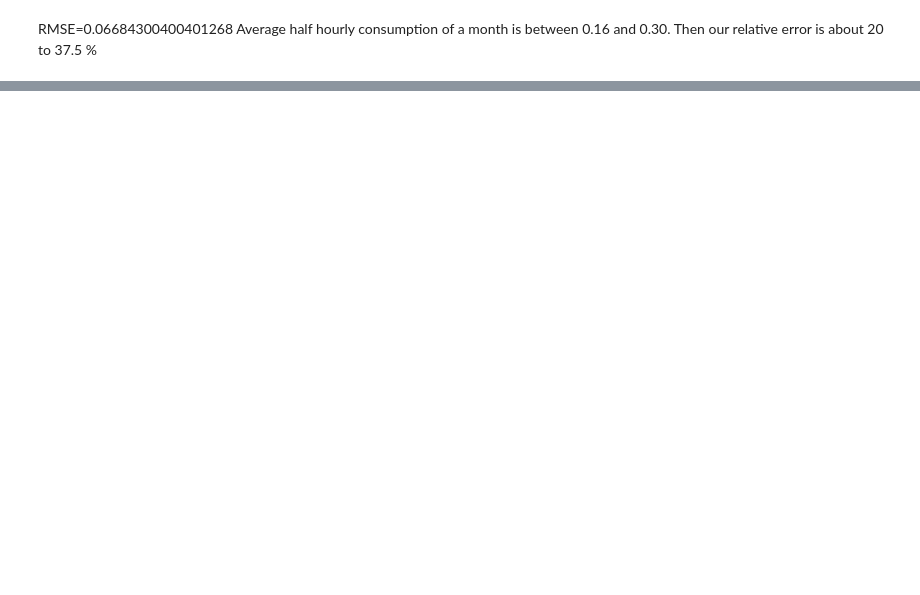
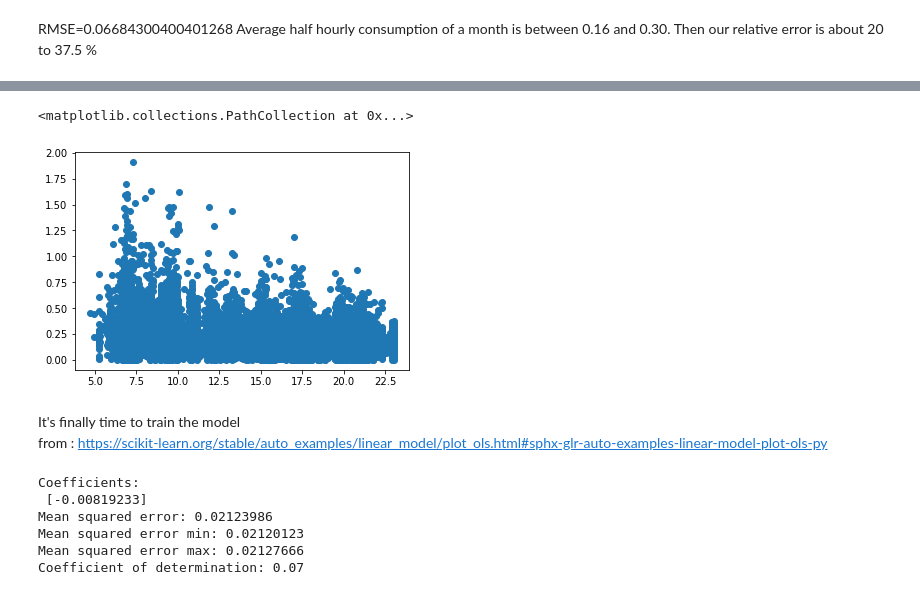
Before and after one commit to Dubspergensoep/Project_ML_En_Consump, a Jupyter notebook: Simple_Models.ipynb, the cells around one changed output, grey strips where cells are left out. Drawn from its saved outputs; the diff is of its cells as text; code cells hidden in the pictures; blank space fills up the shorter version.

```diff
--- a/Simple_Models.ipynb
+++ b/Simple_Models.ipynb
@@ -183,0 +385,59 @@ Average half hourly consumption of a month is between 0.16 and 0.30. Then our re
+# %%
+plt.scatter(nptemps_max,npEn_con)
+# %% [output]
+<matplotlib.collections.PathCollection at 0x...>
+[figure, added]
+# %% [markdown]
+It's finally time to train the model <br>
+from : https://scikit-learn.org/stable/auto_examples/linear_model/plot_ols.html#sphx-glr-auto-examples-linear-model-plot-ols-py
+# %%
+# Split the data into training/testing sets
+X_train = nptemps[:-2000]
+X_test = nptemps[-2000:]
+
+X_train_min = nptemps_min[:-2000]
+X_test_min = nptemps_min[-2000:]
+
+X_train_max = nptemps_max[:-2000]
+X_test_max = nptemps_max[-2000:]
+
+
+# Split the targets into training/testing sets
+y_train = npEn_con[:-2000]
+y_test = npEn_con[-2000:]
+
+
+# Create linear regression object
+regr = linear_model.LinearRegression()
+regr_min= linear_model.LinearRegression()
+regr_max= linear_model.LinearRegression()
+
+# Train the model using the training sets
+regr.fit(X_train, y_train)
+regr_min.fit(X_train_min, y_train)
+regr_max.fit(X_train_max, y_train)
+
+# Make predictions using the testing set
+y_pred = regr.predict(X_test)
+y_pred_min = regr_min.predict(X_test_min)
+y_pred_max = regr_max.predict(X_test_max)
+
+# The coefficients
+print('Coefficients: \n', regr.coef_)
+# The mean squared error
+print('Mean squared error: %.8f'
+      % mean_squared_error(y_test, y_pred))
+print('Mean squared error min: %.8f'
+      % mean_squared_error(y_test, y_pred_min))
+print('Mean squared error max: %.8f'
+      % mean_squared_error(y_test, y_pred_max))
+# The coefficient of determination: 1 is perfect prediction
+print('Coefficient of determination: %.2f'
+      % r2_score(y_test, y_pred))
+# %% [output]
+Coefficients:
+ [-0.00819233]
+Mean squared error: 0.02123986
+Mean squared error min: 0.02120123
+Mean squared error max: 0.02127666
+Coefficient of determination: 0.07
```
Also changed, not shown: parts of 53 cells of this notebook.
